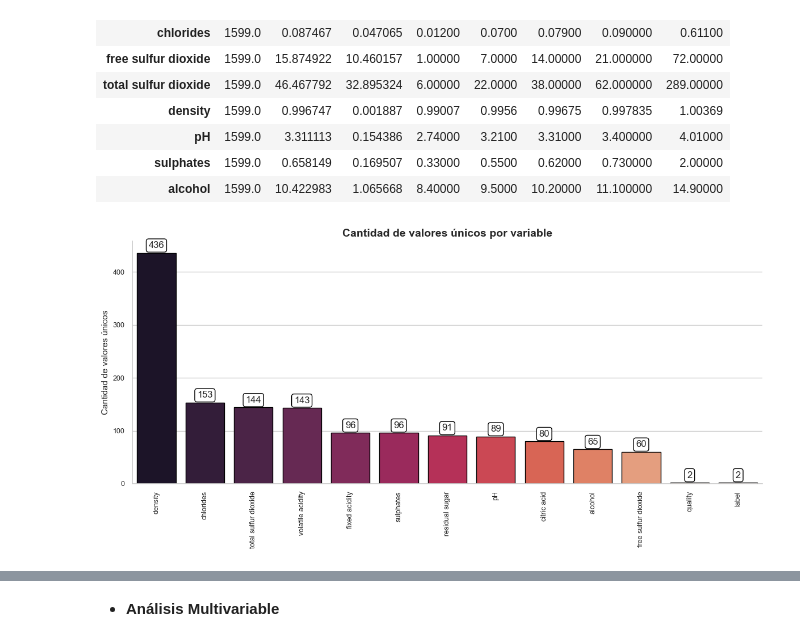
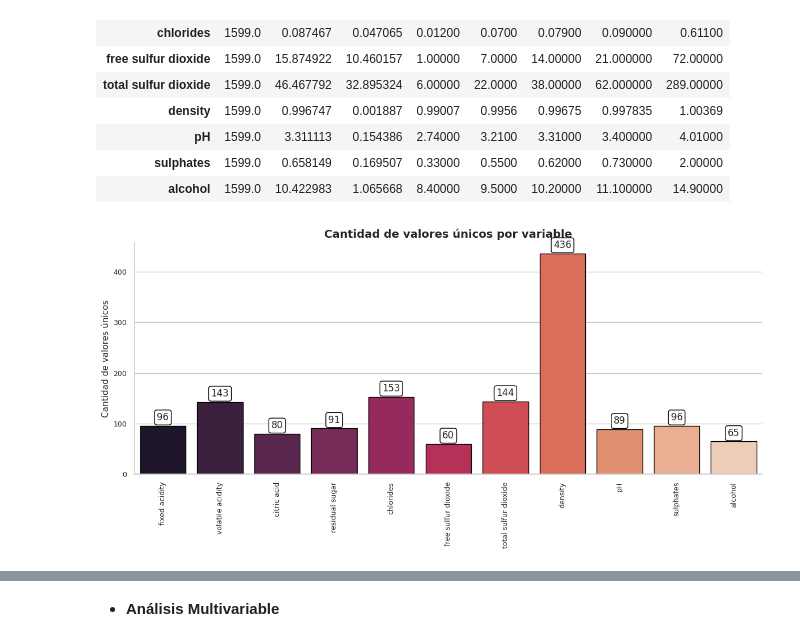
Before and after one commit to mfga1693/Big_Data_Tarea_03, a Jupyter notebook: notebooks/Tarea3.ipynb, the cells around one changed output, grey strips where cells are left out. Saved outputs shown, nothing was run; the diff lists cells and outputs as text; code cells hidden in the pictures.

```diff
--- a/notebooks/Tarea3.ipynb
+++ b/notebooks/Tarea3.ipynb
@@ -66,7 +72,7 @@ wine_schema = StructType([
 ])
 # %%
 df_wine = spark.read.csv(
-    "data/wine.csv",
+    "/src/data/wine.csv",
     header=True,
     schema=wine_schema
 )
@@ -209,6 +215,11 @@ df_wine_pd[numeric_columns].describe().T
 | alcohol | 1599.0 | 10.422983 | 1.065668 | 8.40000 | 9.5000 | 10.20000 | 11.100000 | 14.90000 |
 # %%
 plt.figure(figsize=(12, 6))
+
+unique_values = pd.DataFrame([
+    {"variable": c, "unique_values": df_wine_pd[c].nunique()}
+    for c in numeric_columns
+])
 
 ax = sns.barplot(
     data=unique_values,
@@ -221,34 +232,34 @@ ax = sns.barplot(
 )
 
 for container in ax.containers:
     ax.bar_label(
         container,
         fmt="%d",
         padding=4,
         bbox=dict(
             facecolor="white",
             edgecolor="black",
             boxstyle="round,pad=0.25"
         )
     )
 
 plt.title(
     "Cantidad de valores únicos por variable",
     fontsize=14,
     fontweight="bold"
 )
 
 plt.xlabel("")
 plt.ylabel("Cantidad de valores únicos")
 
 plt.xticks(rotation=90)
 
 sns.despine()
 
 plt.tight_layout()
 plt.show()
 # %% [output]
-[figure, old version]
+[figure, new version]
 # %%
 for variable in numeric_columns:
     plt.figure(figsize=(9, 3))
```
Also changed, not shown: parts of 26 cells of this notebook.
